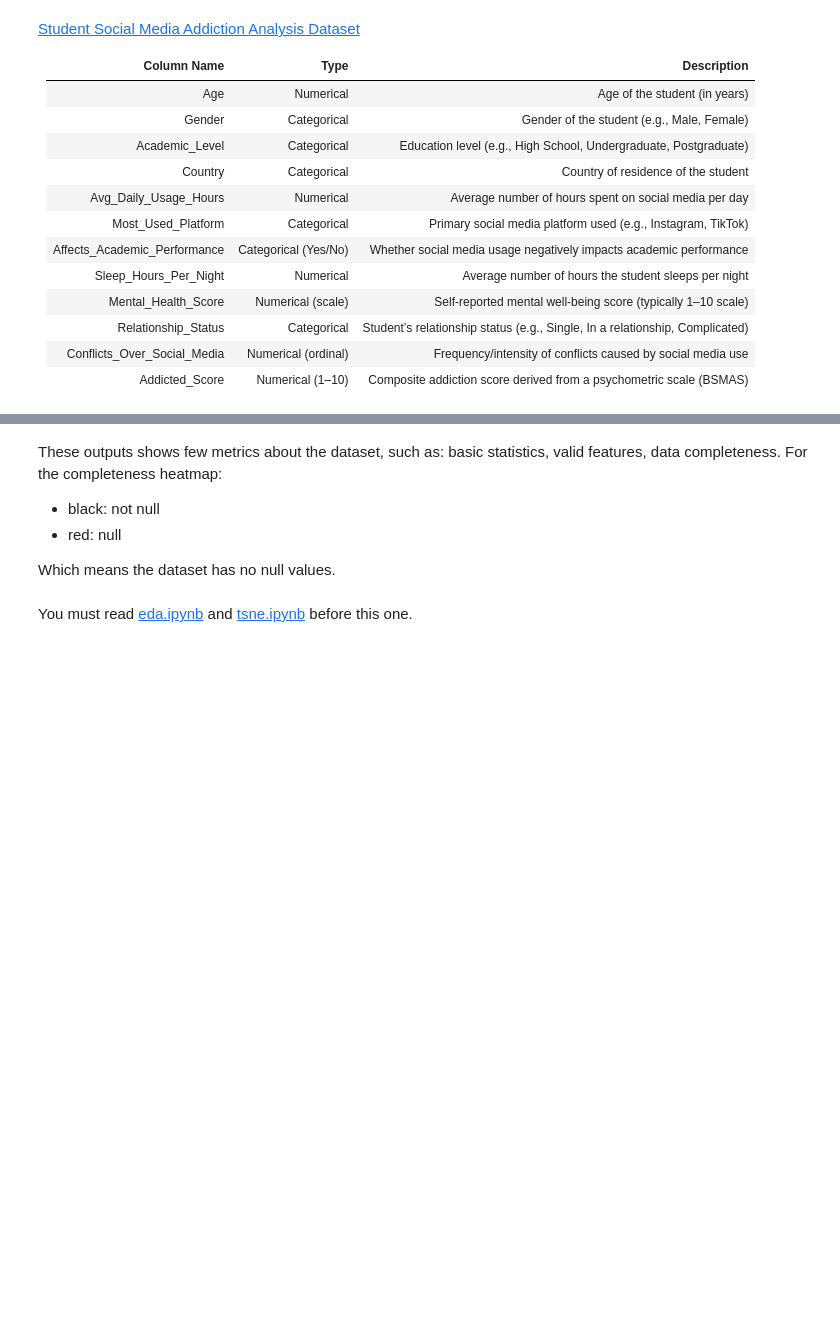
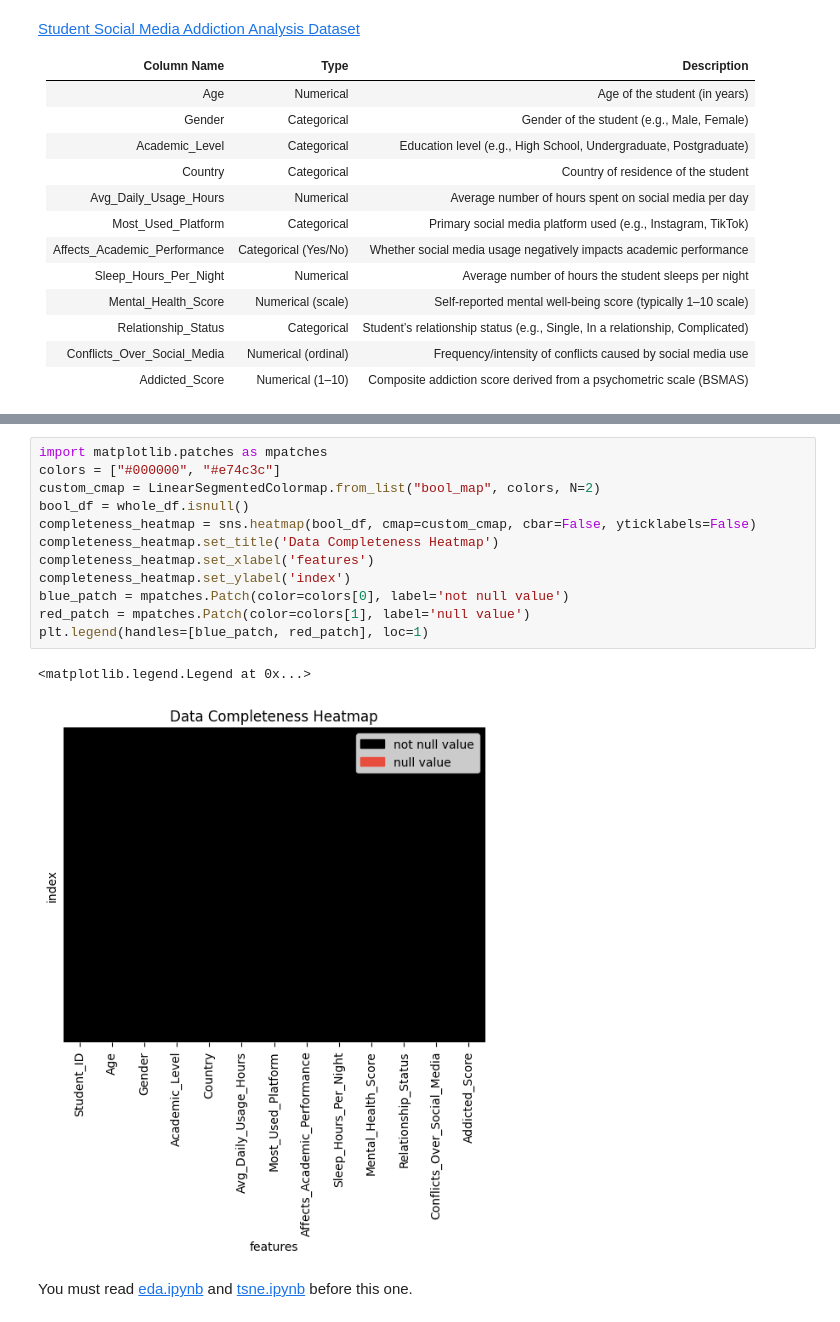
Before and after one commit to Andradev101/pause-student-social-media-addiction-eda, a Jupyter notebook: notebooks/feature-selection.ipynb, the cells around one changed output, grey strips where cells are left out. Cells and saved outputs as stored; diff of their text form; blank space fills up the shorter version.

```diff
--- a/notebooks/feature-selection.ipynb
+++ b/notebooks/feature-selection.ipynb
@@ -91,10 +81,18 @@ Text(74.44444444444444, 0.5, 'index')
-# %% [markdown]
-These outputs shows few metrics about the dataset, such as: basic statistics, valid features, data completeness.
-For the completeness heatmap:
-- black: not null
-- red: null
-
-Which means the dataset has no null values.
+# %%
+import matplotlib.patches as mpatches
+colors = ["#000000", "#e74c3c"]
+custom_cmap = LinearSegmentedColormap.from_list("bool_map", colors, N=2)
+bool_df = whole_df.isnull()
+completeness_heatmap = sns.heatmap(bool_df, cmap=custom_cmap, cbar=False, yticklabels=False)
+completeness_heatmap.set_title('Data Completeness Heatmap')
+completeness_heatmap.set_xlabel('features')
+completeness_heatmap.set_ylabel('index')
+blue_patch = mpatches.Patch(color=colors[0], label='not null value')
+red_patch = mpatches.Patch(color=colors[1], label='null value')
+plt.legend(handles=[blue_patch, red_patch], loc=1)
+# %% [output]
+<matplotlib.legend.Legend at 0x...>
+[figure, added]
 # %% [markdown]
 You must read [eda.ipynb](eda.ipynb) and [tsne.ipynb](tsne.ipynb) before this one.
 # %% [markdown]
```
Also changed, not shown: parts of 22 cells of this notebook.
